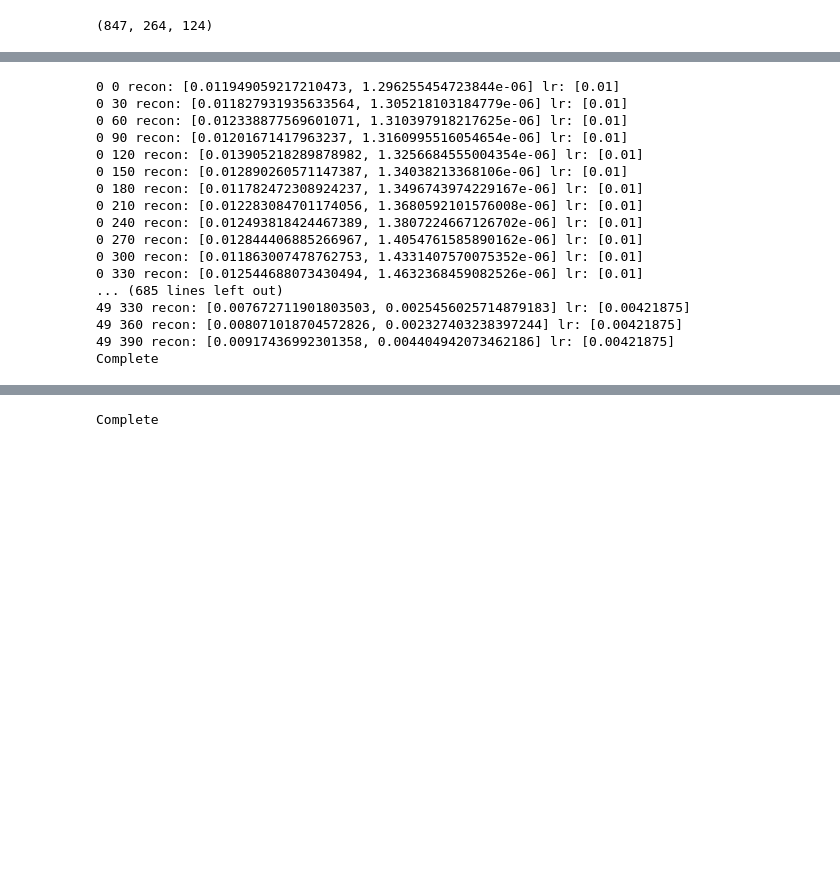
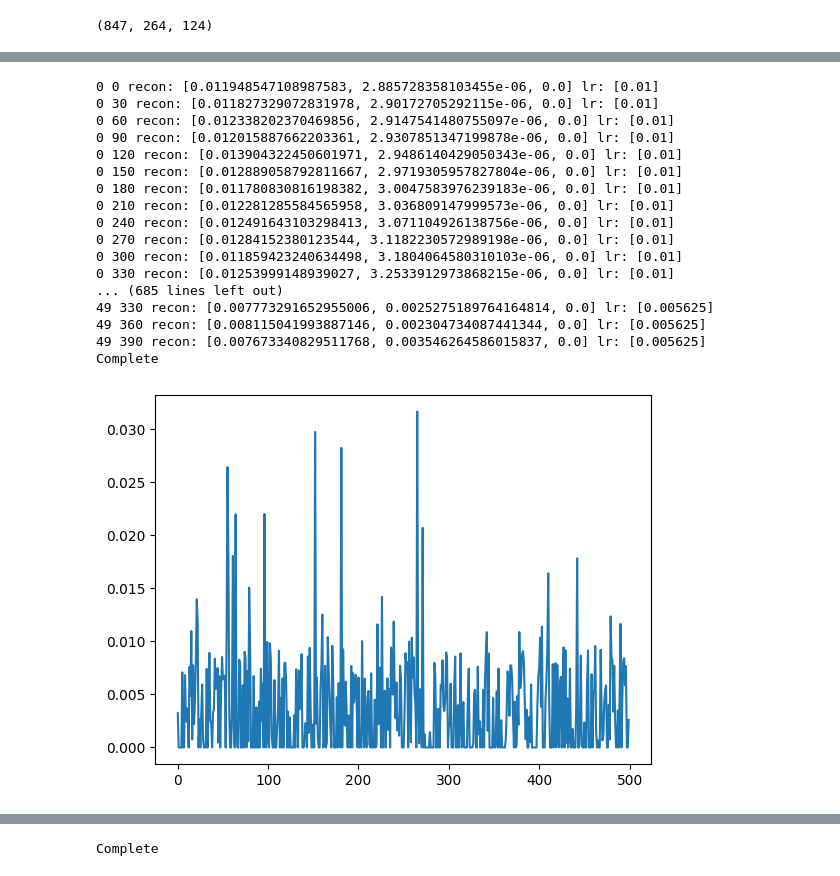
Before and after one commit to aorliche/PNC, a Jupyter notebook: LatSimEC/LatSimEC17DynFCApproxStatic.ipynb, the cells around one changed output, grey strips where cells are left out. Saved outputs shown, nothing was run; the diff lists cells and outputs as text; code cells hidden in the pictures; blank space fills up the shorter version.

```diff
--- a/LatSimEC/LatSimEC17DynFCApproxStatic.ipynb
+++ b/LatSimEC/LatSimEC17DynFCApproxStatic.ipynb
@@ -156,12 +164,12 @@ class LowRankWeights(nn.Module):
     ncodes: number of pages in the codebook
     nt: number of timepoints
     '''
-    def __init__(self, nsubs, nmods, ncodes, nt):
+    def __init__(self, nsubs, ncodes, nt):
         super(LowRankWeights, self).__init__()
         self.w = nn.Parameter(1e-2*torch.rand(nsubs, ncodes, nt).float().cuda())
 
     def forward(self, sub, book):
-        w = self.w[sub]
+        w = F.relu(self.w[sub])
         return torch.einsum('pt,pab->abt', w, book)
 
 def get_recon_loss(x, xhat):
@@ -182,16 +190,17 @@ x = torch.from_numpy(ts[0]).float().cuda()
 ntrain = 400
 nbatch = 30
 smooth_mult = 0.1
+sparse_mult = 0
 nEpochs = 50
 pPeriod = 40
 
 mseLoss = nn.MSELoss()
 
 # Codebook and weights
-lrc = LowRankCodes(100*[1])
+lrc = LowRankCodes(500*[1])
 ncodes = len(lrc.As)
 
-lrw = LowRankWeights(ntrain, 1, ncodes, x.shape[-1])
+lrw = LowRankWeights(ntrain, ncodes, x.shape[-1])
 
 # Optimizers
 optim = torch.optim.Adam(itertools.chain(lrc.parameters(), lrw.parameters()), lr=1e-2, weight_decay=0)
@@ -216,30 +225,39 @@ for epoch in range(nEpochs):
             smooth_loss_fc += smooth_mult*get_smooth_loss_fc(xhat)
         recon_loss /= (bend-bstart)
         smooth_loss_fc /= (bend-bstart)
-        totloss = recon_loss+smooth_loss_fc
+        sparse_loss = sparse_mult*torch.mean(torch.abs(lrw.w))
+#         sparse_loss = sparse_mult*torch.mean(lrw.w*torch.log(lrw.w))
+        totloss = recon_loss+smooth_loss_fc+sparse_loss
         totloss.backward()
         optim.step()
         sched.step(totloss)
         if bstart % nbatch == 0:
-            print(f'{epoch} {bstart} recon: {[float(ls)**0.5 for ls in [recon_loss, smooth_loss_fc]]} '
+            print(f'{epoch} {bstart} recon: {[float(ls)**0.5 for ls in [recon_loss, smooth_loss_fc, sparse_loss]]} '
                   f'lr: {sched._last_lr}')
 
 print('Complete')
 # %% [output]
-0 0 recon: [0.011949059217210473, 1.296255454723844e-06] lr: [0.01]
-0 30 recon: [0.011827931935633564, 1.305218103184779e-06] lr: [0.01]
-0 60 recon: [0.012338877569601071, 1.310397918217625e-06] lr: [0.01]
-0 90 recon: [0.01201671417963237, 1.3160995516054654e-06] lr: [0.01]
-0 120 recon: [0.013905218289878982, 1.3256684555004354e-06] lr: [0.01]
-0 150 recon: [0.012890260571147387, 1.34038213368106e-06] lr: [0.01]
-0 180 recon: [0.011782472308924237, 1.3496743974229167e-06] lr: [0.01]
-0 210 recon: [0.012283084701174056, 1.3680592101576008e-06] lr: [0.01]
-0 240 recon: [0.012493818424467389, 1.3807224667126702e-06] lr: [0.01]
-0 270 recon: [0.012844406885266967, 1.4054761585890162e-06] lr: [0.01]
-0 300 recon: [0.011863007478762753, 1.4331407570075352e-06] lr: [0.01]
-0 330 recon: [0.012544688073430494, 1.4632368459082526e-06] lr: [0.01]
+0 0 recon: [0.011948547108987583, 2.885728358103455e-06, 0.0] lr: [0.01]
+0 30 recon: [0.011827329072831978, 2.90172705292115e-06, 0.0] lr: [0.01]
+0 60 recon: [0.012338202370469856, 2.9147541480755097e-06, 0.0] lr: [0.01]
+0 90 recon: [0.012015887662203361, 2.9307851347199878e-06, 0.0] lr: [0.01]
+0 120 recon: [0.013904322450601971, 2.9486140429050343e-06, 0.0] lr: [0.01]
+0 150 recon: [0.012889058792811667, 2.9719305957827804e-06, 0.0] lr: [0.01]
+0 180 recon: [0.011780830816198382, 3.0047583976239183e-06, 0.0] lr: [0.01]
+0 210 recon: [0.012281285584565958, 3.036809147999573e-06, 0.0] lr: [0.01]
+0 240 recon: [0.012491643103298413, 3.071104926138756e-06, 0.0] lr: [0.01]
+0 270 recon: [0.01284152380123544, 3.1182230572989198e-06, 0.0] lr: [0.01]
+0 300 recon: [0.011859423240634498, 3.1804064580310103e-06, 0.0] lr: [0.01]
+0 330 recon: [0.01253999148939027, 3.2533912973868215e-06, 0.0] lr: [0.01]
 ... (685 lines left out)
-49 330 recon: [0.007672711901803503, 0.0025456025714879183] lr: [0.00421875]
-49 360 recon: [0.008071018704572826, 0.002327403238397244] lr: [0.00421875]
-49 390 recon: [0.00917436992301358, 0.004404942073462186] lr: [0.00421875]
+49 330 recon: [0.007773291652955006, 0.0025275189764164814, 0.0] lr: [0.005625]
+49 360 recon: [0.008115041993887146, 0.002304734087441344, 0.0] lr: [0.005625]
+49 390 recon: [0.007673340829511768, 0.003546264586015837, 0.0] lr: [0.005625]
 Complete
+# %%
+import matplotlib.pyplot as plt
+
+plt.plot(F.relu(lrw.w[0,:,10]).detach().cpu().numpy())
+plt.show()
+# %% [output]
+[figure, added]
```
Also changed, not shown: parts of 10 cells of this notebook.
